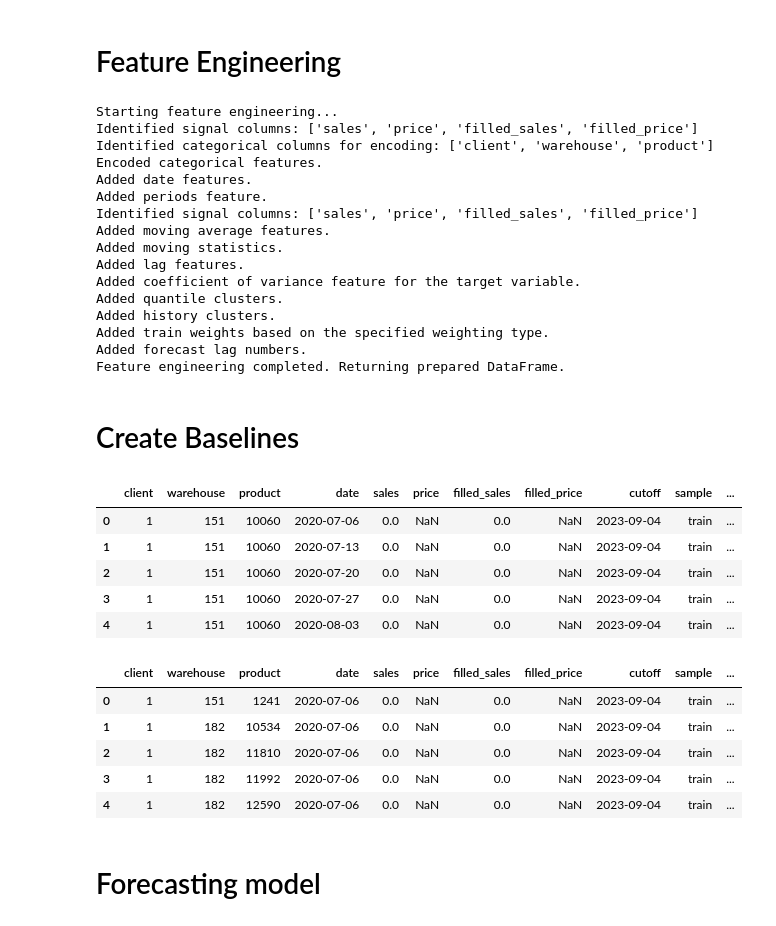
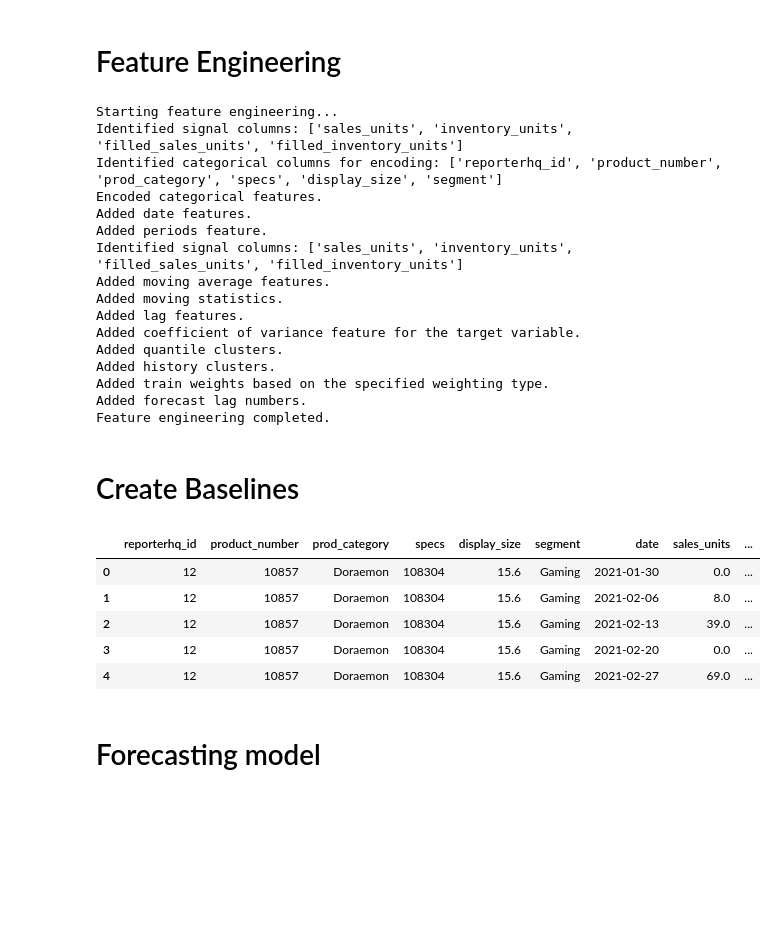
Before and after one commit to ipveka/Forecaster, a Jupyter notebook: notebooks/runner.ipynb, the cells around one changed output. Cells and saved outputs as stored; diff of their text form; code cells hidden in the pictures; blank space fills up the shorter version.

```diff
--- a/notebooks/runner.ipynb
+++ b/notebooks/runner.ipynb
@@ -197,20 +163,20 @@ df_input.columns = df_input.columns.str.lower()
 df_input['date'] = pd.to_datetime(df_input['date'])
 
 # Convert each specified column to string
-character_cols = ['client', 'warehouse', 'product']
+character_cols = ['reporterhq_id', 'product_number', 'prod_category', 'specs', 'display_size', 'segment']
 for col in character_cols:
     df_input[col] = df_input[col].astype(str)
 
 # Convert signal columns to numeric, coercing errors to NaN
-signal_cols = ['sales', 'price']
+signal_cols = ['sales_units', 'inventory_units']
 for col in signal_cols:
     df_input[col] = pd.to_numeric(df_input[col], errors='coerce')
 
 # Select the specified columns
-df_input = df_input[['client', 'warehouse', 'product', 'date', 'sales', 'price']]
+df_input = df_input[['reporterhq_id', 'product_number', 'prod_category', 'specs', 'display_size', 'segment', 'date', 'sales_units', 'inventory_units']]
 
 # Sort by 'id_column' and 'date' in ascending order
-df_input = df_input.sort_values(by=['client', 'warehouse', 'product', 'date'])
+df_input = df_input.sort_values(by=['reporterhq_id', 'product_number', 'date'])
 
 # Show
 df_input.head()
@@ -255,9 +219,9 @@ data_preparation = DataPreparation()
 # Run data preparation
 df_data_prepared = data_preparation.run_data_preparation(
     df=df_input,
-    group_cols=['client', 'warehouse', 'product'],
+    group_cols=['reporterhq_id', 'product_number'],
     date_col='date',
-    target='sales',
+    target='inventory_product_units',
     horizon=13,
     freq='W',
     complete_dataframe=False,
@@ -291,23 +255,23 @@ feature_engineering = FeatureEngineering()
 # Run feature engineering
 df_with_features = feature_engineering.run_feature_engineering(
     df=df_data_prepared,
-    group_cols=['client', 'warehouse', 'product', 'cutoff'],
+    group_cols=['reporterhq_id', 'product_number', 'cutoff'],
     date_col='date',
-    target='filled_sales',
-    horizon=13,
+    target='filled_inventory_units',
     freq='W',
     window_sizes=(4, 13),
-    lags=(4, 13),
+    lags=(4, 13, 52),
+    fill_lags=True,
     n_clusters=15
 )
 # %% [output]
 Starting feature engineering...
-Identified signal columns: ['sales', 'price', 'filled_sales', 'filled_price']
-Identified categorical columns for encoding: ['client', 'warehouse', 'product']
+Identified signal columns: ['sales_units', 'inventory_units', 'filled_sales_units', 'filled_inventory_units']
+Identified categorical columns for encoding: ['reporterhq_id', 'product_number', 'prod_category', 'specs', 'display_size', 'segment']
 Encoded categorical features.
 Added date features.
 Added periods feature.
-Identified signal columns: ['sales', 'price', 'filled_sales', 'filled_price']
+Identified signal columns: ['sales_units', 'inventory_units', 'filled_sales_units', 'filled_inventory_units']
 Added moving average features.
 Added moving statistics.
 Added lag features.
@@ -316,51 +280,33 @@ Added quantile clusters.
 Added history clusters.
 Added train weights based on the specified weighting type.
 Added forecast lag numbers.
-Feature engineering completed. Returning prepared DataFrame.
+Feature engineering completed.
 # %% [markdown]
 # Create Baselines
 # %%
 # Parameters for baseline creation
-group_columns = ['client', 'warehouse', 'product', 'cutoff']
+group_columns_cb = ['reporterhq_id', 'product_number', 'cutoff']
 date_column = 'date'
+
+# MA Baseline parameters
+signal_columns = ['filled_sales_units_ma_13', 'filled_inventory_units_ma_13']
+window_size = 13
 # %%
 # Prepare class
 create_baselines = CreateBaselines()
 # %%
-# Parameters
-signal_columns = ['filled_sales_ma_13', 'filled_price_ma_13']
-window_size = 13
-
 # Call the function
-df_with_ma_baseline = create_baselines.create_ma_baseline(df_with_features, group_columns, date_column, signal_columns, window_size)
+df_backtesting = create_baselines.create_ma_baseline(df_with_features, group_columns_cb, date_column, signal_columns, window_size)
 
 # Show
-df_with_ma_baseline.head()
+df_backtesting.head()
 # %% [output]
-|  | client | warehouse | product | date | sales | price | filled_sales | filled_price | cutoff | sample | ... |
-| 0 | 1 | 151 | 10060 | 2020-07-06 | 0.0 | NaN | 0.0 | NaN | 2023-09-04 | train | ... |
-| 1 | 1 | 151 | 10060 | 2020-07-13 | 0.0 | NaN | 0.0 | NaN | 2023-09-04 | train | ... |
-| 2 | 1 | 151 | 10060 | 2020-07-20 | 0.0 | NaN | 0.0 | NaN | 2023-09-04 | train | ... |
-| 3 | 1 | 151 | 10060 | 2020-07-27 | 0.0 | NaN | 0.0 | NaN | 2023-09-04 | train | ... |
-| 4 | 1 | 151 | 10060 | 2020-08-03 | 0.0 | NaN | 0.0 | NaN | 2023-09-04 | train | ... |
+|  | reporterhq_id | product_number | prod_category | specs | display_size | segment | date | sales_units | ... |
+| 0 | 12 | 10857 | Doraemon | 108304 | 15.6 | Gaming | 2021-01-30 | 0.0 | ... |
+| 1 | 12 | 10857 | Doraemon | 108304 | 15.6 | Gaming | 2021-02-06 | 8.0 | ... |
+| 2 | 12 | 10857 | Doraemon | 108304 | 15.6 | Gaming | 2021-02-13 | 39.0 | ... |
+| 3 | 12 | 10857 | Doraemon | 108304 | 15.6 | Gaming | 2021-02-20 | 0.0 | ... |
+| 4 | 12 | 10857 | Doraemon | 108304 | 15.6 | Gaming | 2021-02-27 | 69.0 | ... |
-# %%
-# Parameters
-group_columns = ['feature_filled_sales_cluster', 'cutoff']
-signal_columns = ['filled_price']
-feature_columns = ['feature_client', 'feature_warehouse', 'feature_product', 'feature_periods', 'feature_year', 'feature_quarter', 'feature_month', 'feature_week']
-
-# Call the function
-df_backtesting = create_baselines.create_lgbm_baseline(df_with_ma_baseline, group_columns, date_column, signal_columns, feature_columns)
-
-# Show
-df_backtesting.head()
-# %% [output]
-|  | client | warehouse | product | date | sales | price | filled_sales | filled_price | cutoff | sample | ... |
-| 0 | 1 | 151 | 1241 | 2020-07-06 | 0.0 | NaN | 0.0 | NaN | 2023-09-04 | train | ... |
-| 1 | 1 | 182 | 10534 | 2020-07-06 | 0.0 | NaN | 0.0 | NaN | 2023-09-04 | train | ... |
-| 2 | 1 | 182 | 11810 | 2020-07-06 | 0.0 | NaN | 0.0 | NaN | 2023-09-04 | train | ... |
-| 3 | 1 | 182 | 11992 | 2020-07-06 | 0.0 | NaN | 0.0 | NaN | 2023-09-04 | train | ... |
-| 4 | 1 | 182 | 12590 | 2020-07-06 | 0.0 | NaN | 0.0 | NaN | 2023-09-04 | train | ... |
 # %% [markdown]
 # Forecasting model
 # %% [markdown]
```
Also changed, not shown: parts of 29 cells of this notebook, 12 other files.
